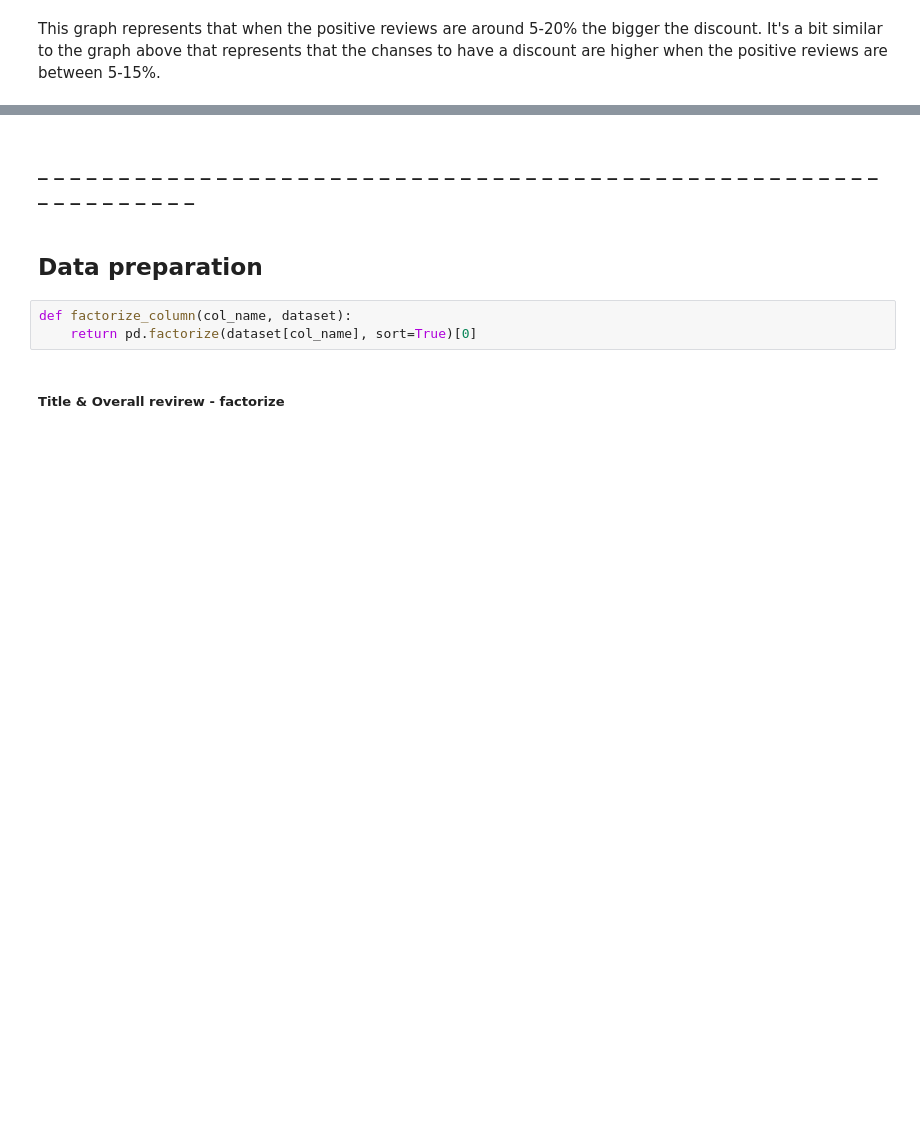
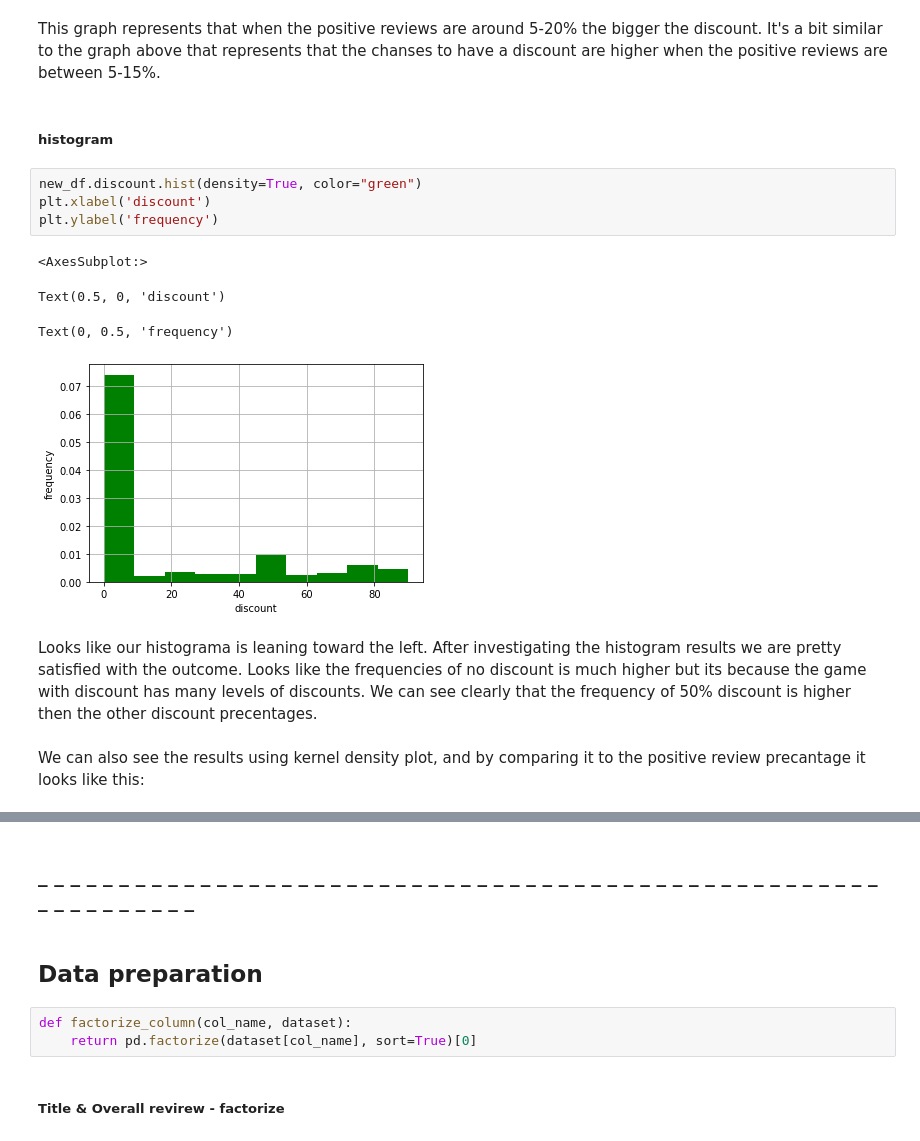
Before and after one commit to YuvalAvishid/Game_Discount_Predictor, a Jupyter notebook: Game_On_Sale.ipynb, the cells around one changed output, grey strips where cells are left out. Saved outputs shown, nothing was run; the diff lists cells and outputs as text; blank space fills up the shorter version.

```diff
--- a/Game_On_Sale.ipynb
+++ b/Game_On_Sale.ipynb
@@ -841,3 +843,19 @@ Text(0.5, 1.0, 'Correlation between positive reviews and the discount precentage
 # %% [markdown]
 This graph represents that when the positive reviews are around 5-20% the bigger the discount.
 It's a bit similar to the graph above that represents that the chanses to have a discount are higher when the positive reviews are between 5-15%.
+# %% [markdown]
+##### histogram
+# %%
+new_df.discount.hist(density=True, color="green")
+plt.xlabel('discount')
+plt.ylabel('frequency')
+# %% [output]
+<AxesSubplot:>
+Text(0.5, 0, 'discount')
+Text(0, 0.5, 'frequency')
+[figure, added]
+# %% [markdown]
+Looks like our histograma is leaning toward the left.
+After investigating the histogram results we are pretty satisfied with the outcome. Looks like the frequencies of no discount is much higher but its because the game with discount has many levels of discounts. We can see clearly that the frequency of 50% discount is higher then the other discount precentages.
+# %% [markdown]
+We can also see the results using kernel density plot, and by comparing it to the positive review precantage it looks like this:
```
Also changed, not shown: parts of 32 cells of this notebook.
